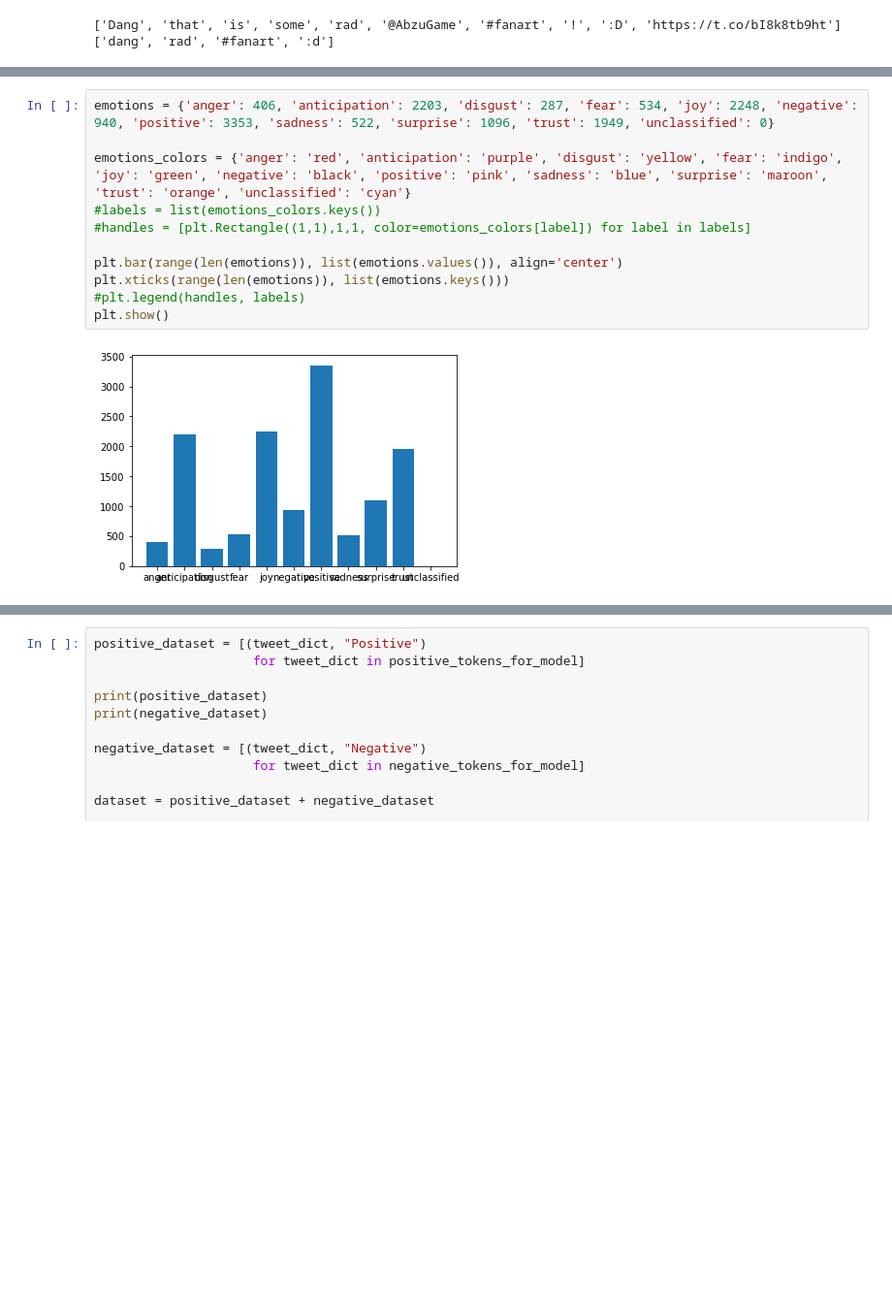
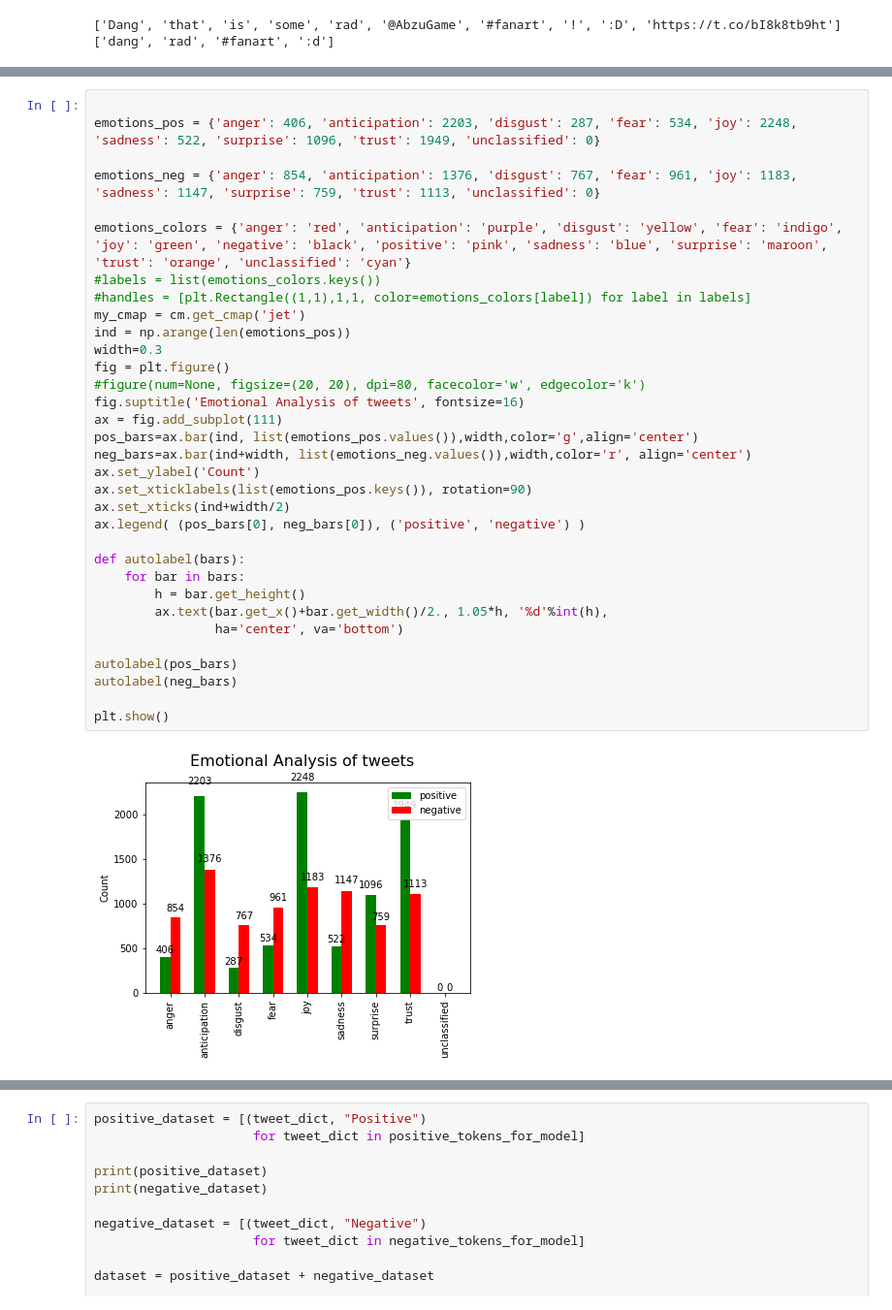
Before and after one commit to scrntnstrnglr/TextAnalysis, a Jupyter notebook: Sentimentalysis/tweet_sentimentalyzer.ipynb, the cells around one changed output, grey strips where cells are left out. Shown at 97% size. Saved outputs shown, nothing was run; the diff lists cells and outputs as text; blank space fills up the shorter version.

Commit message:
Added double bar plots

```diff
--- a/Sentimentalysis/tweet_sentimentalyzer.ipynb
+++ b/Sentimentalysis/tweet_sentimentalyzer.ipynb
@@ -178,13 +227,35 @@ plt.show()
 # %%
-emotions = {'anger': 406, 'anticipation': 2203, 'disgust': 287, 'fear': 534, 'joy': 2248, 'negative': 940, 'positive': 3353, 'sadness': 522, 'surprise': 1096, 'trust': 1949, 'unclassified': 0}
+
+emotions_pos = {'anger': 406, 'anticipation': 2203, 'disgust': 287, 'fear': 534, 'joy': 2248, 'sadness': 522, 'surprise': 1096, 'trust': 1949, 'unclassified': 0}
+
+emotions_neg = {'anger': 854, 'anticipation': 1376, 'disgust': 767, 'fear': 961, 'joy': 1183, 'sadness': 1147, 'surprise': 759, 'trust': 1113, 'unclassified': 0}
 
 emotions_colors = {'anger': 'red', 'anticipation': 'purple', 'disgust': 'yellow', 'fear': 'indigo', 'joy': 'green', 'negative': 'black', 'positive': 'pink', 'sadness': 'blue', 'surprise': 'maroon', 'trust': 'orange', 'unclassified': 'cyan'}
 #labels = list(emotions_colors.keys())
 #handles = [plt.Rectangle((1,1),1,1, color=emotions_colors[label]) for label in labels]
+my_cmap = cm.get_cmap('jet')
+ind = np.arange(len(emotions_pos))
+width=0.3
+fig = plt.figure()
+#figure(num=None, figsize=(20, 20), dpi=80, facecolor='w', edgecolor='k')
+fig.suptitle('Emotional Analysis of tweets', fontsize=16)
+ax = fig.add_subplot(111)
+pos_bars=ax.bar(ind, list(emotions_pos.values()),width,color='g',align='center')
+neg_bars=ax.bar(ind+width, list(emotions_neg.values()),width,color='r', align='center')
+ax.set_ylabel('Count')
+ax.set_xticklabels(list(emotions_pos.keys()), rotation=90)
+ax.set_xticks(ind+width/2)
+ax.legend( (pos_bars[0], neg_bars[0]), ('positive', 'negative') )
 
-plt.bar(range(len(emotions)), list(emotions.values()), align='center')
-plt.xticks(range(len(emotions)), list(emotions.keys()))
-#plt.legend(handles, labels)
+def autolabel(bars):
+    for bar in bars:
+        h = bar.get_height()
+        ax.text(bar.get_x()+bar.get_width()/2., 1.05*h, '%d'%int(h),
+                ha='center', va='bottom')
+
+autolabel(pos_bars)
+autolabel(neg_bars)
+
 plt.show()
 # %% [output]
-[figure, old version]
+[figure, new version]
```
Also changed, not shown: parts of 6 cells of this notebook, 2 other files.
